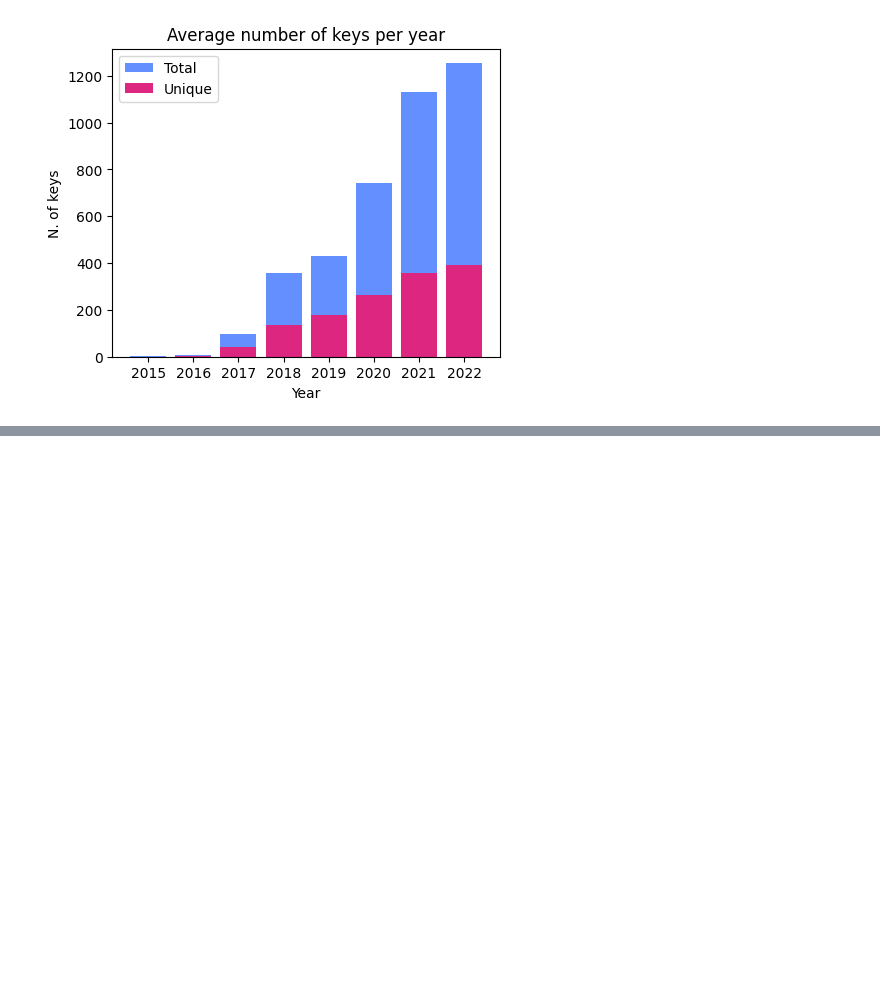
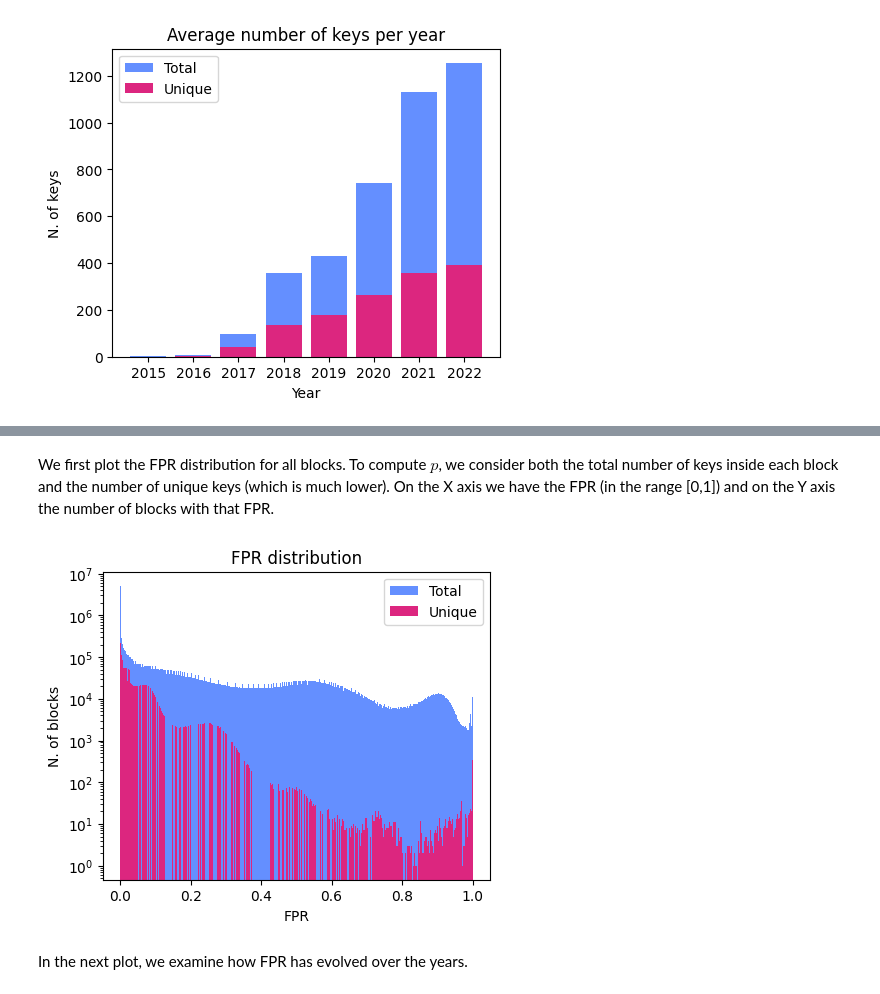
Before and after one commit to mloporchio/LogsBloomAnalysis, a Jupyter notebook: stats.ipynb, the cells around one changed output, grey strips where cells are left out. Saved outputs shown, nothing was run; the diff lists cells and outputs as text; code cells hidden in the pictures; blank space fills up the shorter version.

```diff
--- a/stats.ipynb
+++ b/stats.ipynb
@@ -259,0 +201,17 @@ plt.show()
+# %% [markdown]
+We first plot the FPR distribution for all blocks. To compute $p$, we consider both the total number of keys inside each block and the number of unique keys (which is much lower). On the X axis we have the FPR (in the range [0,1]) and on the Y axis the number of blocks with that FPR.
+# %%
+plt.figure(figsize=(5, 4))
+plt.title('FPR distribution')
+plt.xlabel('FPR')
+plt.ylabel('N. of blocks')
+plt.hist(receipts['fprAll'], bins='auto', color='#648fff', label='Total')
+plt.hist(receipts['fprUnique'], bins='auto', color='#dc267f', label='Unique')
+plt.yscale('log')
+plt.legend(loc='upper right')
+plt.savefig("figures/fpr_distribution.pdf", format='pdf', bbox_inches='tight')
+plt.show()
+# %% [output]
+[figure, added]
+# %% [markdown]
+In the next plot, we examine how FPR has evolved over the years.
```
Also changed, not shown: parts of 19 cells of this notebook, 25 other files.
